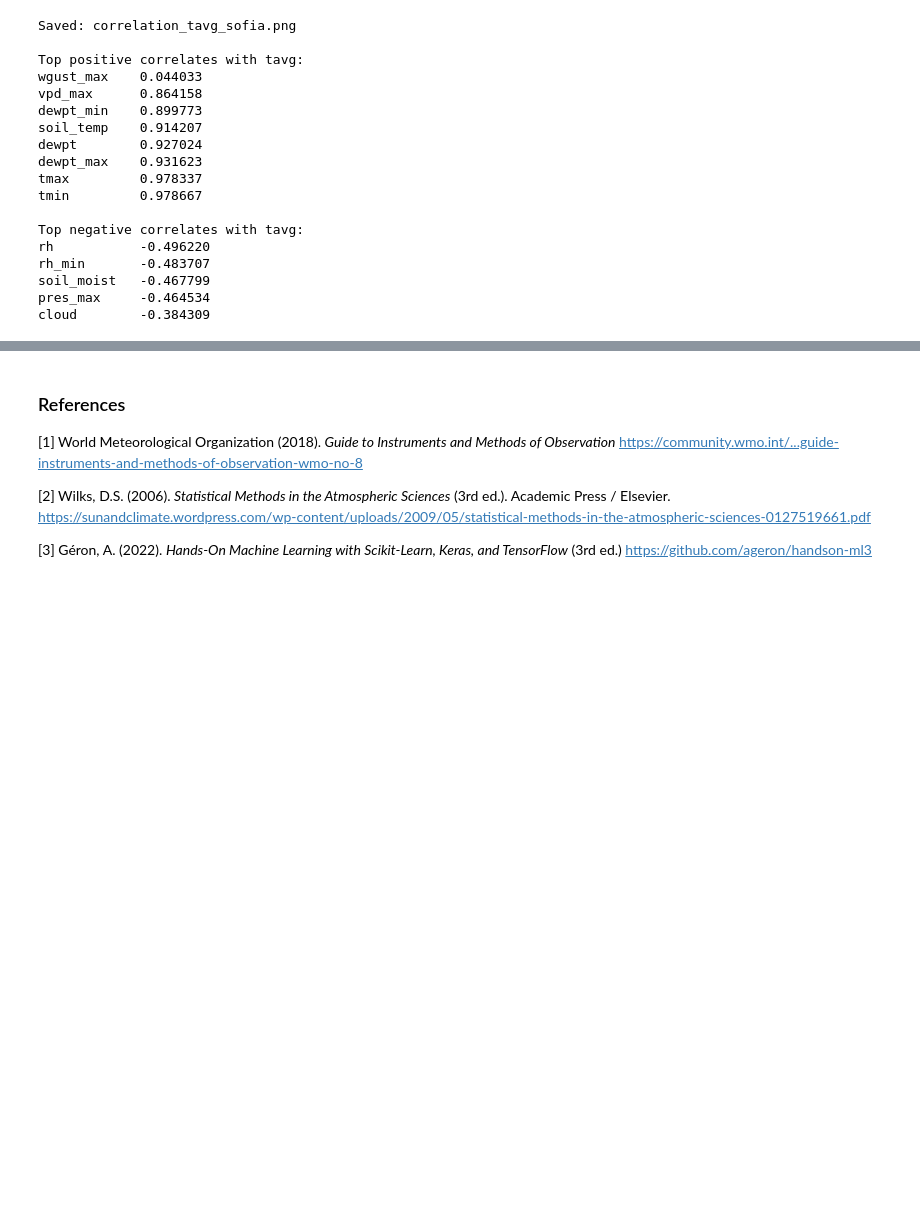
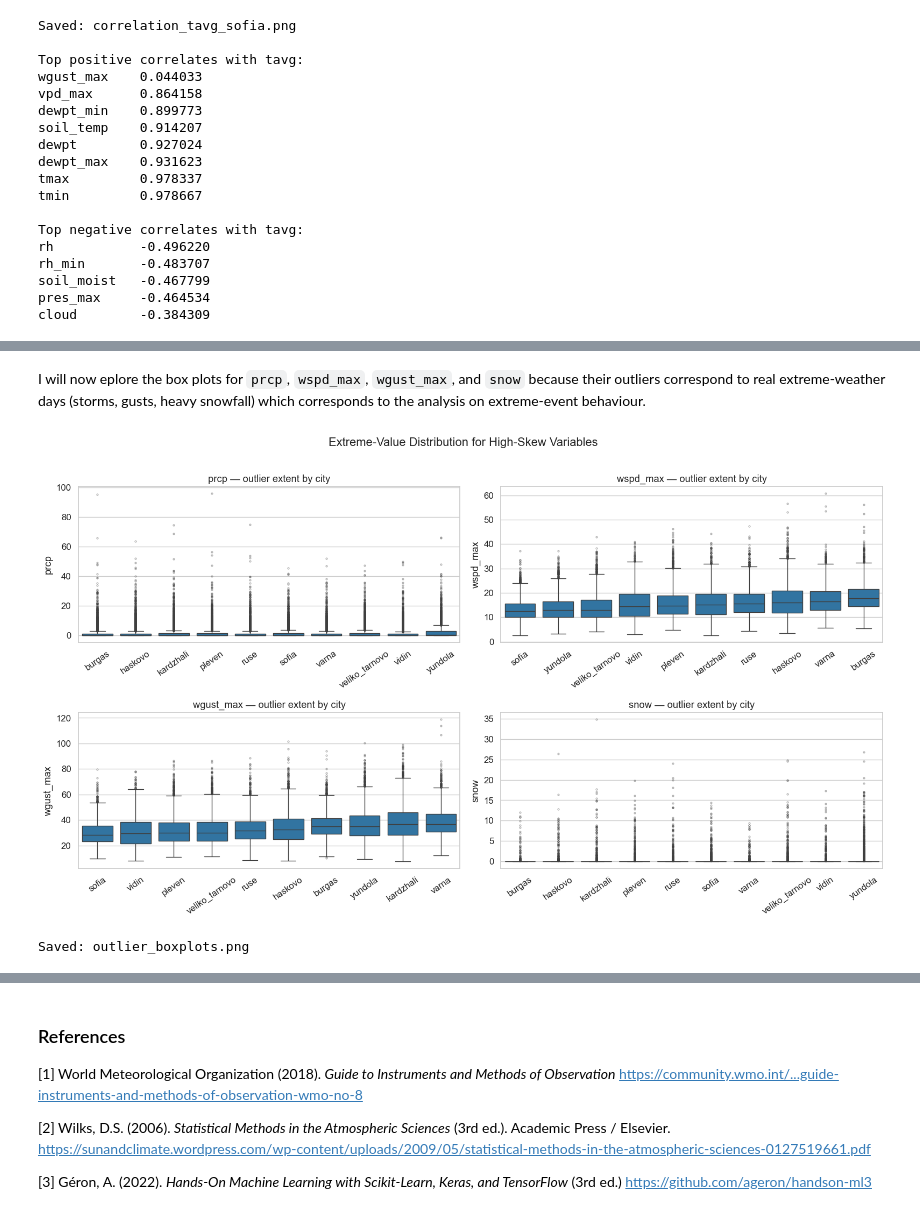
Before and after one commit to crystal-wolfer/AI-ML26-C03-weather-forecasting, a Jupyter notebook: notebooks/01_data_collection_and_eda.ipynb, the cells around one changed output, grey strips where cells are left out. Drawn from its saved outputs; the diff is of its cells as text; code cells hidden in the pictures; blank space fills up the shorter version.

Commit message:
Data Collection and EDA Pt.2
Completed EDA analysis

```diff
--- a/notebooks/01_data_collection_and_eda.ipynb
+++ b/notebooks/01_data_collection_and_eda.ipynb
@@ -711,0 +845,24 @@ cloud        -0.384309
+# %% [markdown]
+I will now eplore the box plots for `prcp`, `wspd_max`, `wgust_max`, and `snow` because their outliers correspond to real extreme-weather days (storms, gusts, heavy snowfall) which corresponds to the analysis on extreme-event behaviour.
+# %%
+# Box plots for key variables across cities to visualise outlier extent
+PLOT_VARS = ['prcp', 'wspd_max', 'wgust_max', 'snow']
+
+fig, axes = plt.subplots(2, 2, figsize=(16, 9))
+all_data = pd.concat(list(city_dfs.values()))
+
+for ax, var in zip(axes.flatten(), PLOT_VARS):
+    city_order = all_data.groupby('city')[var].median().sort_values().index.tolist()
+    sns.boxplot(data=all_data, x='city', y=var, order=city_order, flierprops={'markersize': 2, 'alpha': 0.4}, ax=ax)
+    ax.set_title(f'{var} — outlier extent by city')
+    ax.set_xlabel('')
+    ax.tick_params(axis='x', rotation=35)
+
+plt.suptitle('Extreme-Value Distribution for High-Skew Variables', y=1.01)
+plt.tight_layout()
+plt.savefig(FIGURES_DIR / 'outlier_boxplots.png', dpi=150, bbox_inches='tight')
+plt.show()
+print('Saved: outlier_boxplots.png')
+# %% [output]
+[figure, added]
+Saved: outlier_boxplots.png
```
Also changed, not shown: parts of 30 cells of this notebook, 9 other files.
